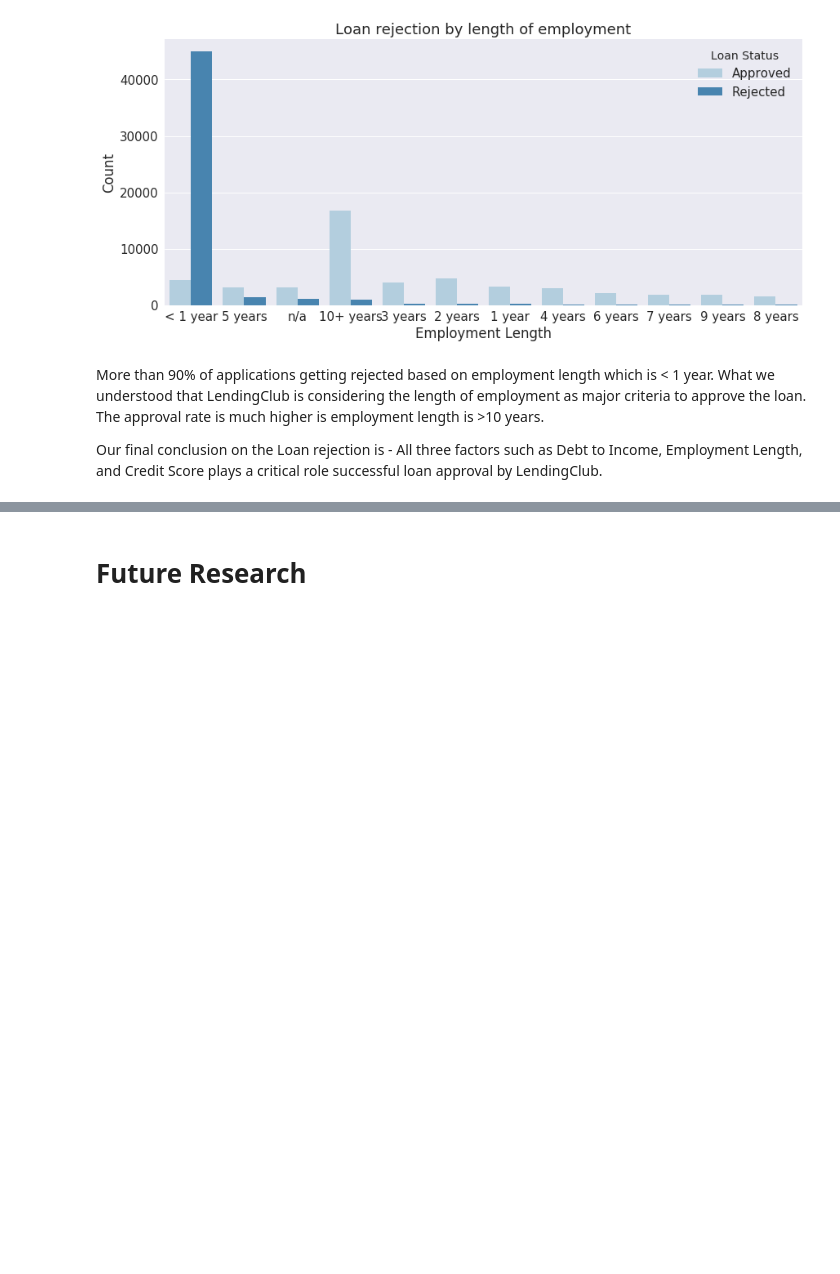
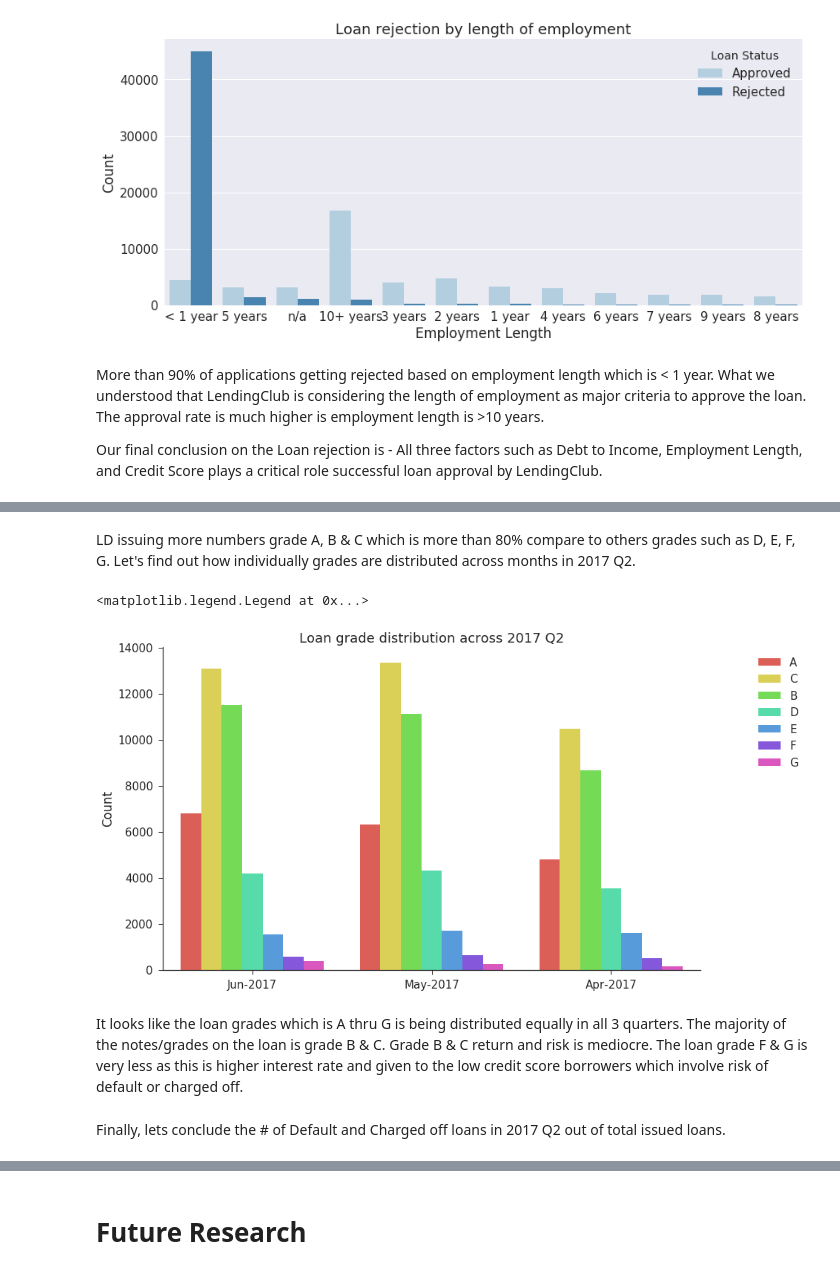
Before and after one commit to sujittripathy/DataScienceBootCampPrep, a Jupyter notebook: Capstone/Capstone_N2.ipynb, the cells around one changed output, grey strips where cells are left out. Saved outputs shown, nothing was run; the diff lists cells and outputs as text; code cells hidden in the pictures; blank space fills up the shorter version.

```diff
--- a/Capstone/Capstone_N2.ipynb
+++ b/Capstone/Capstone_N2.ipynb
@@ -375,0 +539,16 @@ Our final conclusion on the Loan rejection is - All three factors such as Debt t
+# %% [markdown]
+LD issuing more numbers grade A, B & C which is more than 80% compare to others grades such as D, E, F, G. Let's find out how individually grades are distributed across months in 2017 Q2.
+# %%
+_,ax = plt.subplots(figsize=(13,8))
+sns.countplot(data=df_fin_info_q2,x='issue_d',hue='grade',palette='hls',saturation=1)
+sns.despine()
+ax.set(xlabel='',ylabel='Count')
+ax.set_title('Loan grade distribution across 2017 Q2')
+ax.legend(loc='upper right',bbox_to_anchor=(1.2,1))
+# %% [output]
+<matplotlib.legend.Legend at 0x...>
+[figure, added]
+# %% [markdown]
+It looks like the loan grades which is A thru G is being distributed equally in all 3 quarters. The majority of the notes/grades on the loan is grade B & C. Grade B & C return and risk is mediocre. The loan grade F & G is very less as this is higher interest rate and given to the low credit score borrowers which involve risk of default or charged off.
+# %% [markdown]
+Finally, lets conclude the # of Default and Charged off loans in 2017 Q2 out of total issued loans.
```
Also changed, not shown: parts of 20 cells of this notebook.
